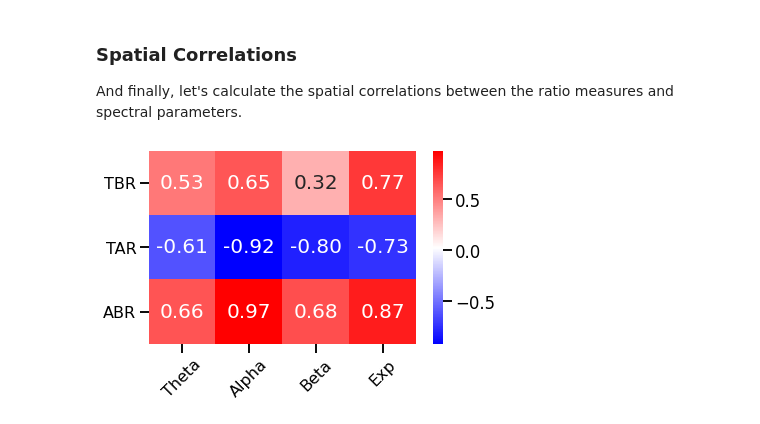
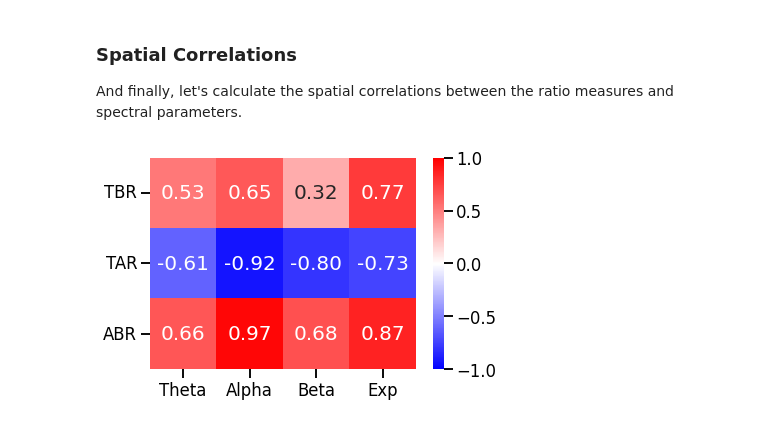
Before and after one commit to voytekresearch/BandRatios, a Jupyter notebook: notebooks/6-EEG-Topographies.ipynb, the cells around one changed output. Saved outputs shown, nothing was run; the diff lists cells and outputs as text; code cells hidden in the pictures.

Commit message:
small plot tweaks

```diff
--- a/notebooks/6-EEG-Topographies.ipynb
+++ b/notebooks/6-EEG-Topographies.ipynb
@@ -156,16 +156,10 @@ for ind, ratio in enumerate([tbrs, tars, abrs]):
     corr_mat[ind][1], ps_mat[ind][1] = spearmanr(ratio, alpha_pw)
     corr_mat[ind][2], ps_mat[ind][2] = spearmanr(ratio, beta_pw)
     corr_mat[ind][3], ps_mat[ind][3] = spearmanr(ratio, exps)
-# %%
-# Plot the correlation matrix between topographies
-axes = sns.heatmap(corr_mat, cmap="bwr", yticklabels=["TBR", "TAR", "ABR"],
-                   xticklabels=["Theta", "Alpha", "Beta", "Exp"],
-                   annot=True, annot_kws={"size" : 20})
-
-plt.xticks(rotation=45, fontsize=16);
-plt.yticks(rotation=0, fontsize=16);
-plt.tight_layout()
-
-if SAVE_FIG: plt.savefig(fp.make_file_path(fp.eeg_topos, 'topos-correlations', 'pdf'))
-# %% [output]
-[figure, removed]
+# %%
+# Plot the correlation matrix between topographies
+plot_param_ratio_corr(corr_mat, x_labels=["Theta", "Alpha", "Beta", "Exp"],
+                      y_labels=["TBR", "TAR", "ABR"], yrotation=0,
+                      save_fig=SAVE_FIG, file_name='topos-correlations')
+# %% [output]
+[figure, added]
```
Also changed, not shown: parts of 1 cell of this notebook, 2 other files.
